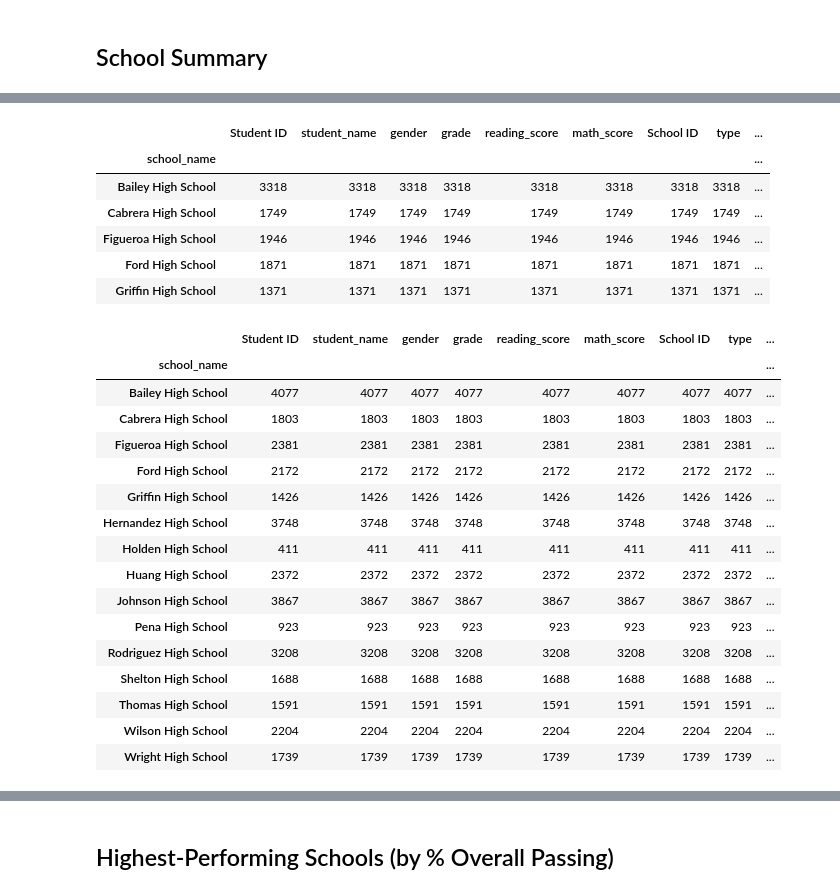
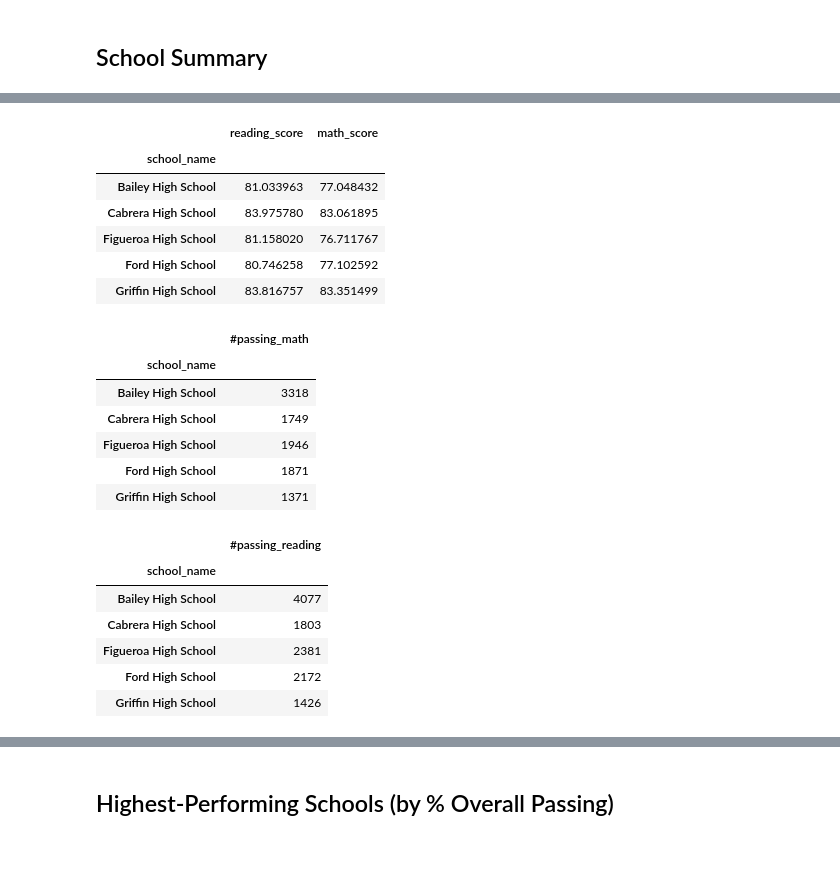
Before and after one commit to AleidvdZ/pandas-challenge, a Jupyter notebook: PyCitySchools/PyCitySchools_AvdZ.ipynb, the cells around one changed output, grey strips where cells are left out. Saved outputs shown, nothing was run; the diff lists cells and outputs as text; code cells hidden in the pictures; blank space fills up the shorter version.

```diff
--- a/PyCitySchools/PyCitySchools_AvdZ.ipynb
+++ b/PyCitySchools/PyCitySchools_AvdZ.ipynb
@@ -164,7 +194,17 @@ school_ave_df = school_group.mean()
 # Identify location for the respective testing scores for math and reading
 per_school_math = school_ave_df.iloc[:,1]
 per_school_reading = school_ave_df.iloc[:,0]
+
+school_ave_df.head()
 #checked
+# %% [output]
+|  | reading_score | math_score |
+| school_name |  |  |
+| Bailey High School | 81.033963 | 77.048432 |
+| Cabrera High School | 83.975780 | 83.061895 |
+| Figueroa High School | 81.158020 | 76.711767 |
+| Ford High School | 80.746258 | 77.102592 |
+| Griffin High School | 83.816757 | 83.351499 |
 # %%
 # Calculate the number of students per school with math scores of 70 or higher
 # Remove scores <70 for math; groupby school and count
@@ -173,46 +213,47 @@ school_students_passing_math = students_passing_math.groupby(["school_name"]).co
 school_students_passing_math
 #checked
 
-# Turn count into a df
-#school_students_passing_math_df = pd.DataFrame(school_students_passing_math)
+# Turn count into a df and reduce to just the number passing math
+school_students_passing_math_df = pd.DataFrame(school_students_passing_math)
+red_school_students_passing_math_df = school_students_passing_math_df.loc[:,["Student ID"]]
 
-# Reset Index and Rename columns
-#school_students_passing_math_df = school_students_passing_math_df.rename(columns={"total_students":"passing_math"})
+#Rename columns
+school_students_passing_math_df = red_school_students_passing_math_df.rename(columns={"Student ID":"#passing_math"})
 
-#school_students_passing_math_df.head()
-#checked - NOT done, need to get rid of all but one column and rename and reset.  Merge all of the dataframes and then do the math.
+school_students_passing_math_df.head()
+#checked.
 # %% [output]
-|  | Student ID | student_name | gender | grade | reading_score | math_score | School ID | type | ... |
-| school_name |  |  |  |  |  |  |  |  | ... |
-| Bailey High School | 3318 | 3318 | 3318 | 3318 | 3318 | 3318 | 3318 | 3318 | ... |
-| Cabrera High School | 1749 | 1749 | 1749 | 1749 | 1749 | 1749 | 1749 | 1749 | ... |
-| Figueroa High School | 1946 | 1946 | 1946 | 1946 | 1946 | 1946 | 1946 | 1946 | ... |
-| Ford High School | 1871 | 1871 | 1871 | 1871 | 1871 | 1871 | 1871 | 1871 | ... |
-| Griffin High School | 1371 | 1371 | 1371 | 1371 | 1371 | 1371 | 1371 | 1371 | ... |
+|  | #passing_math |
+| school_name |  |
+| Bailey High School | 3318 |
+| Cabrera High School | 1749 |
+| Figueroa High School | 1946 |
+| Ford High School | 1871 |
+| Griffin High School | 1371 |
 # %%
 # Calculate the number of students per school with reading scores of 70 or higher
 students_passing_reading = school_data_complete.drop(school_data_complete[school_data_complete.reading_score <70].index)
 school_students_passing_reading = school_students_passing_reading = students_passing_reading.groupby(["school_name"]).count()
 school_students_passing_reading
 #checked
+
+# Turn count into a df and reduce to just the number passing math
+school_students_passing_reading_df = pd.DataFrame(school_students_passing_reading)
+red_school_students_passing_reading_df = school_students_passing_reading_df.loc[:,["Student ID"]]
+
+# Rename columns
+school_students_passing_reading_df = red_school_students_passing_reading_df.rename(columns={"Student ID":"#passing_reading"})
+
+school_students_passing_reading_df.head()
+#checked.
 # %% [output]
-|  | Student ID | student_name | gender | grade | reading_score | math_score | School ID | type | ... |
-| school_name |  |  |  |  |  |  |  |  | ... |
-| Bailey High School | 4077 | 4077 | 4077 | 4077 | 4077 | 4077 | 4077 | 4077 | ... |
-| Cabrera High School | 1803 | 1803 | 1803 | 1803 | 1803 | 1803 | 1803 | 1803 | ... |
-| Figueroa High School | 2381 | 2381 | 2381 | 2381 | 2381 | 2381 | 2381 | 2381 | ... |
-| Ford High School | 2172 | 2172 | 2172 | 2172 | 2172 | 2172 | 2172 | 2172 | ... |
-| Griffin High School | 1426 | 1426 | 1426 | 1426 | 1426 | 1426 | 1426 | 1426 | ... |
-| Hernandez High School | 3748 | 3748 | 3748 | 3748 | 3748 | 3748 | 3748 | 3748 | ... |
-| Holden High School | 411 | 411 | 411 | 411 | 411 | 411 | 411 | 411 | ... |
-| Huang High School | 2372 | 2372 | 2372 | 2372 | 2372 | 2372 | 2372 | 2372 | ... |
-| Johnson High School | 3867 | 3867 | 3867 | 3867 | 3867 | 3867 | 3867 | 3867 | ... |
-| Pena High School | 923 | 923 | 923 | 923 | 923 | 923 | 923 | 923 | ... |
-| Rodriguez High School | 3208 | 3208 | 3208 | 3208 | 3208 | 3208 | 3208 | 3208 | ... |
-| Shelton High School | 1688 | 1688 | 1688 | 1688 | 1688 | 1688 | 1688 | 1688 | ... |
-| Thomas High School | 1591 | 1591 | 1591 | 1591 | 1591 | 1591 | 1591 | 1591 | ... |
-| Wilson High School | 2204 | 2204 | 2204 | 2204 | 2204 | 2204 | 2204 | 2204 | ... |
-| Wright High School | 1739 | 1739 | 1739 | 1739 | 1739 | 1739 | 1739 | 1739 | ... |
+|  | #passing_reading |
+| school_name |  |
+| Bailey High School | 4077 |
+| Cabrera High School | 1803 |
+| Figueroa High School | 2381 |
+| Ford High School | 2172 |
+| Griffin High School | 1426 |
 # %%
 # Use the provided code to calculate the number of students per school that passed both math and reading with scores of 70 or higher
 #code provided and used directly
```
Also changed, not shown: parts of 16 cells of this notebook.
